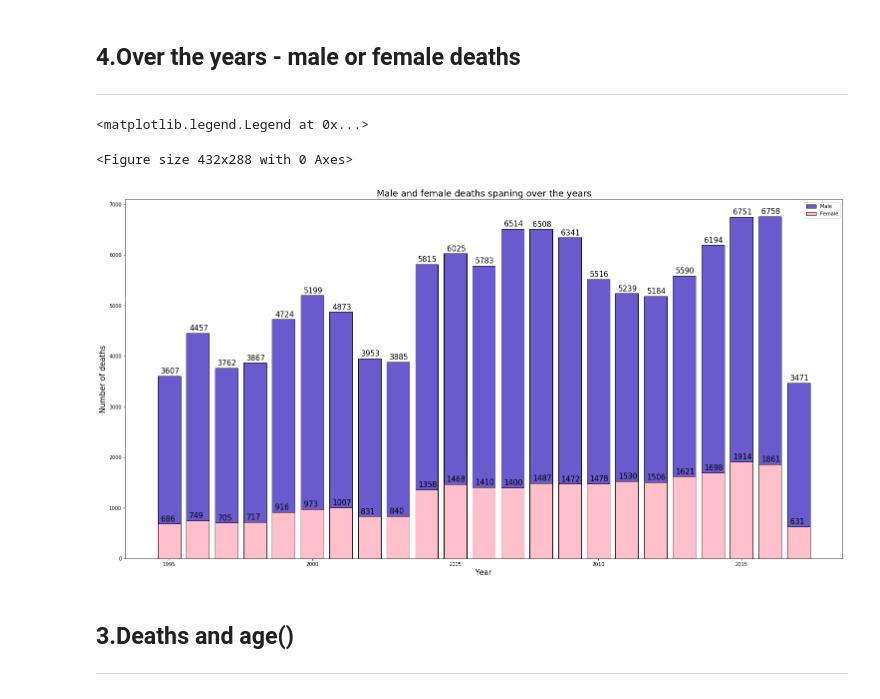
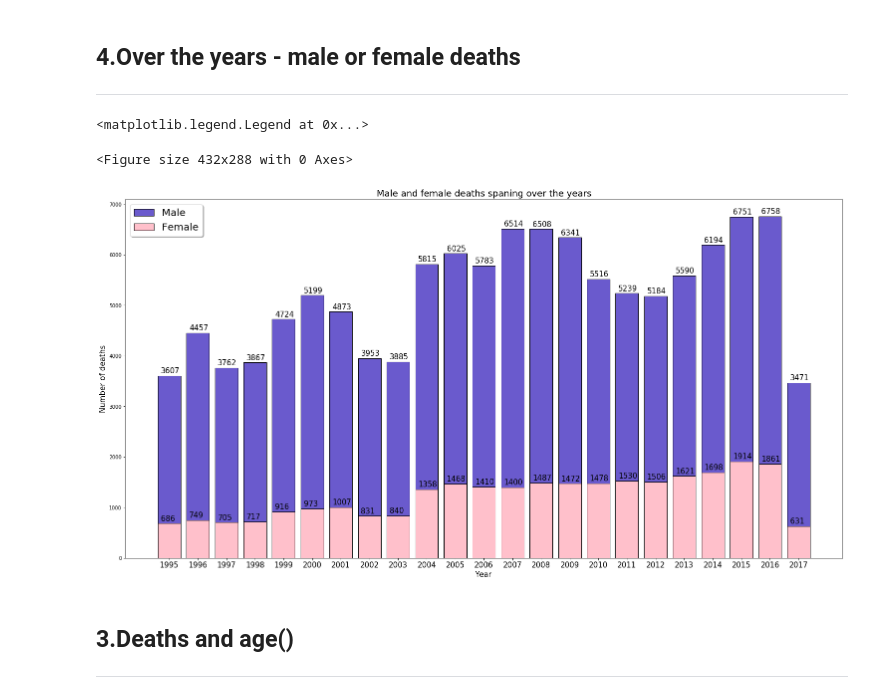
Before and after one commit to danilo1214/PR20ddpdjphv, a Jupyter notebook: Hristijan.ipynb, the cells around one changed output. Cells and saved outputs as stored; diff of their text form; code cells hidden in the pictures.

```diff
--- a/Hristijan.ipynb
+++ b/Hristijan.ipynb
@@ -35,24 +35,25 @@ m_broj = [v for v in m_deaths.values()]
 # %%
 fig = plt.figure()
 fig = plt.figure(figsize=(20,10))
 ax = fig.add_axes([0,0,1,1])
 
 ax.bar(m_godini, m_broj, color="slateblue", label="Male", align='center', edgecolor="black")   # #2edf87(blue color)
 ax.bar(f_godini , f_broj, color="pink", label="Female", align='center', edgecolor="black")
+plt.xticks(m_godini, fontsize = 15)
 plt.title("Male and female deaths spaning over the years", fontsize=18)
 plt.xlabel("Year", fontsize=15)
 plt.ylabel("Number of deaths", fontsize=15)
 
 for i in ax.patches:
     # get_x pulls left or right; get_height pushes up or down
     ax.text(i.get_x()+.10, i.get_height() + 50, \
             str(int((i.get_height()))), fontsize=15, color='black')
 
-plt.legend()
+plt.legend(loc = 0, fontsize = 20, shadow = True)
 # %% [output]
 <matplotlib.legend.Legend at 0x...>
 <Figure size 432x288 with 0 Axes>
-[figure, old version]
+[figure, new version]
 # %% [markdown]
 3.Deaths and age()
 ------------------
```
Also changed, not shown: parts of 11 cells of this notebook.
